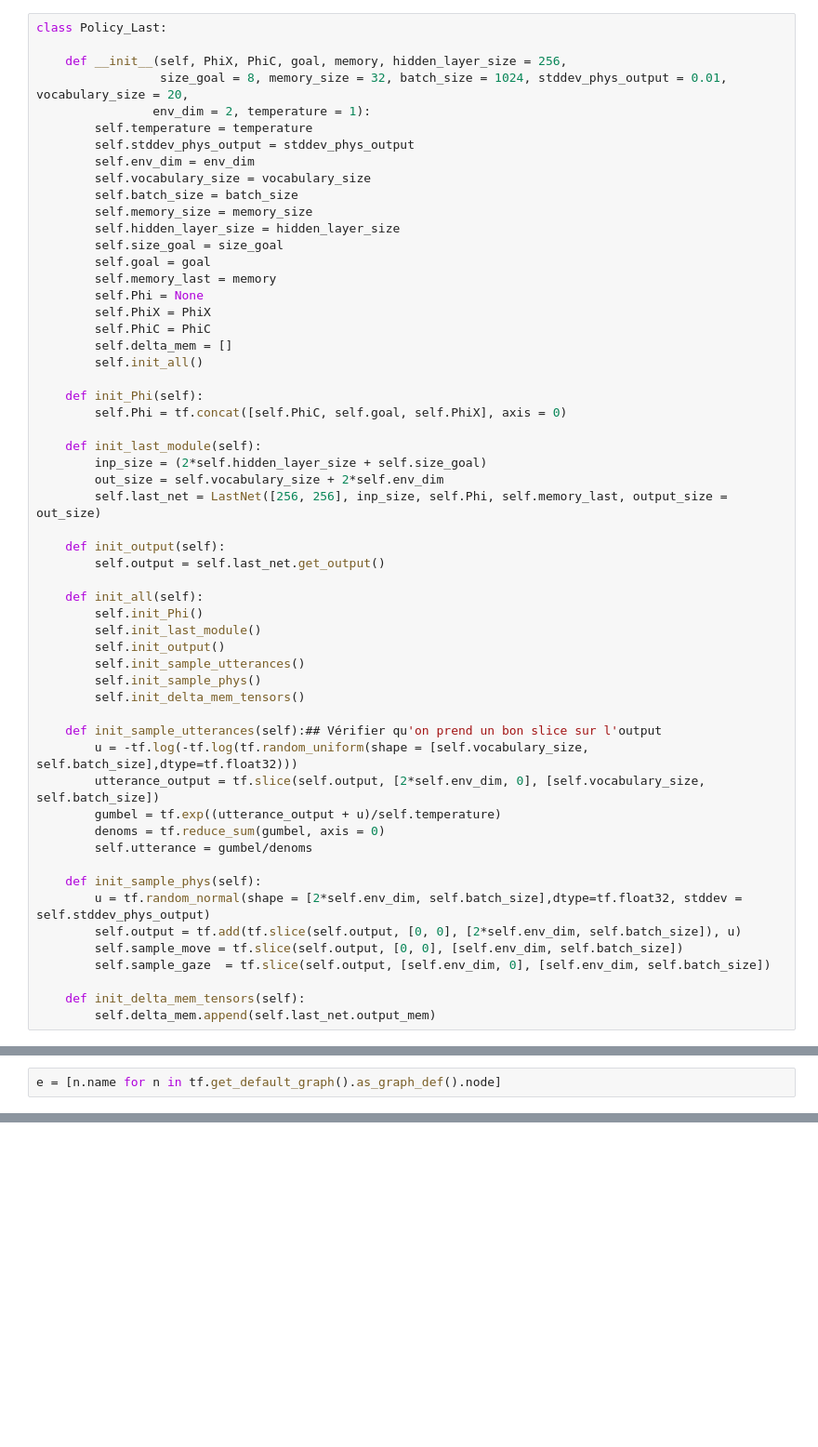
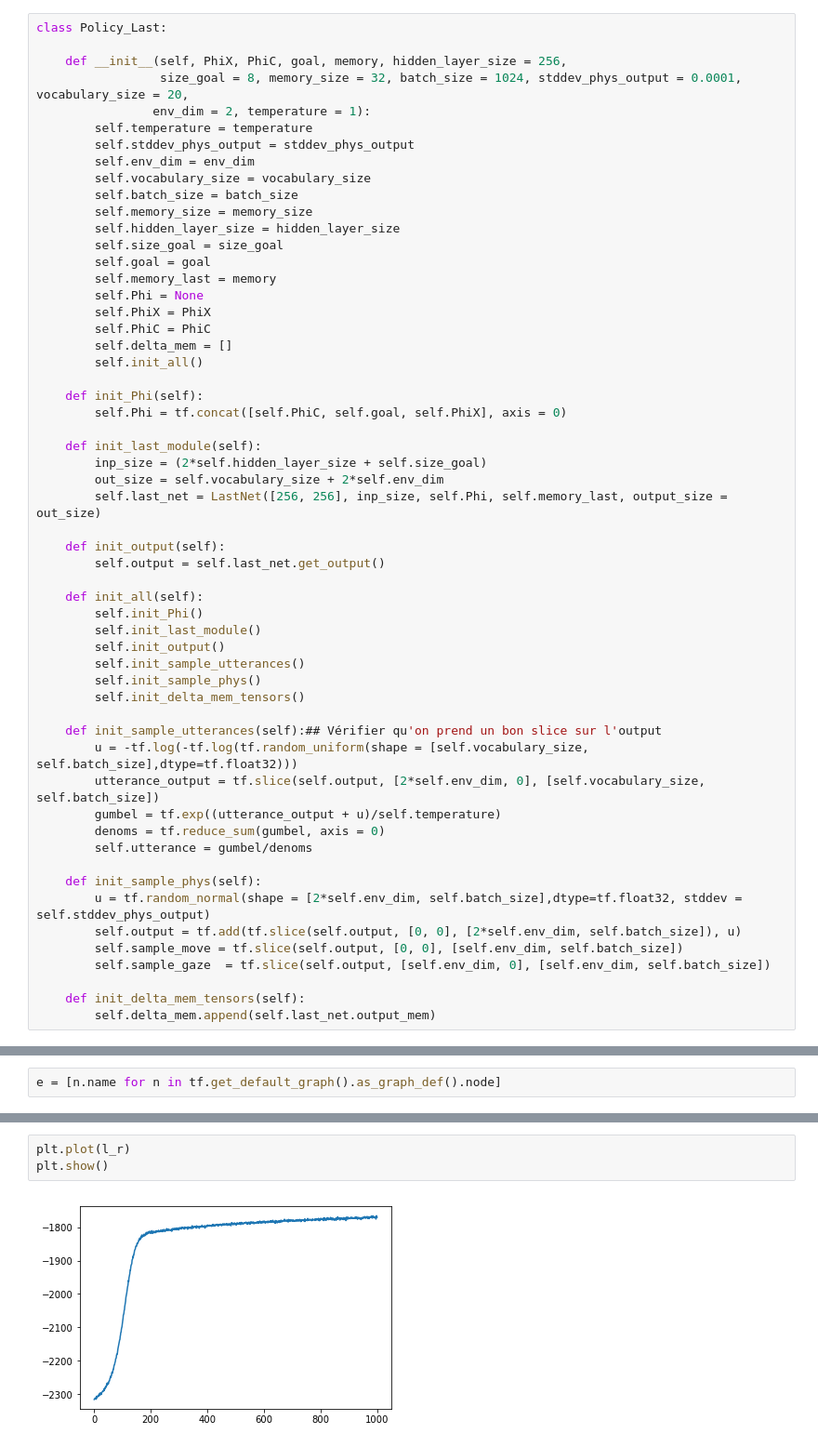
Before and after one commit to Gabriel-Ducrocq/LearningCommunicate, a Jupyter notebook: LearningCom.ipynb, the cells around one changed output, grey strips where cells are left out. Shown at 93% size. Cells and saved outputs as stored; diff of their text form; blank space fills up the shorter version.

```diff
--- a/LearningCom.ipynb
+++ b/LearningCom.ipynb
@@ -282,7 +288,7 @@ time: 37.1 ms
 class Policy_Last:
 
     def __init__(self, PhiX, PhiC, goal, memory, hidden_layer_size = 256,
-                 size_goal = 8, memory_size = 32, batch_size = 1024, stddev_phys_output = 0.01, vocabulary_size = 20,
+                 size_goal = 8, memory_size = 32, batch_size = 1024, stddev_phys_output = 0.0001, vocabulary_size = 20,
                 env_dim = 2, temperature = 1):
         self.temperature = temperature
         self.stddev_phys_output = stddev_phys_output
@@ -659,0 +708,5 @@ time: 2.46 ms
+# %%
+plt.plot(l_r)
+plt.show()
+# %% [output]
+[figure, added]
```
Also changed, not shown: parts of 25 cells of this notebook, 4 other files.
